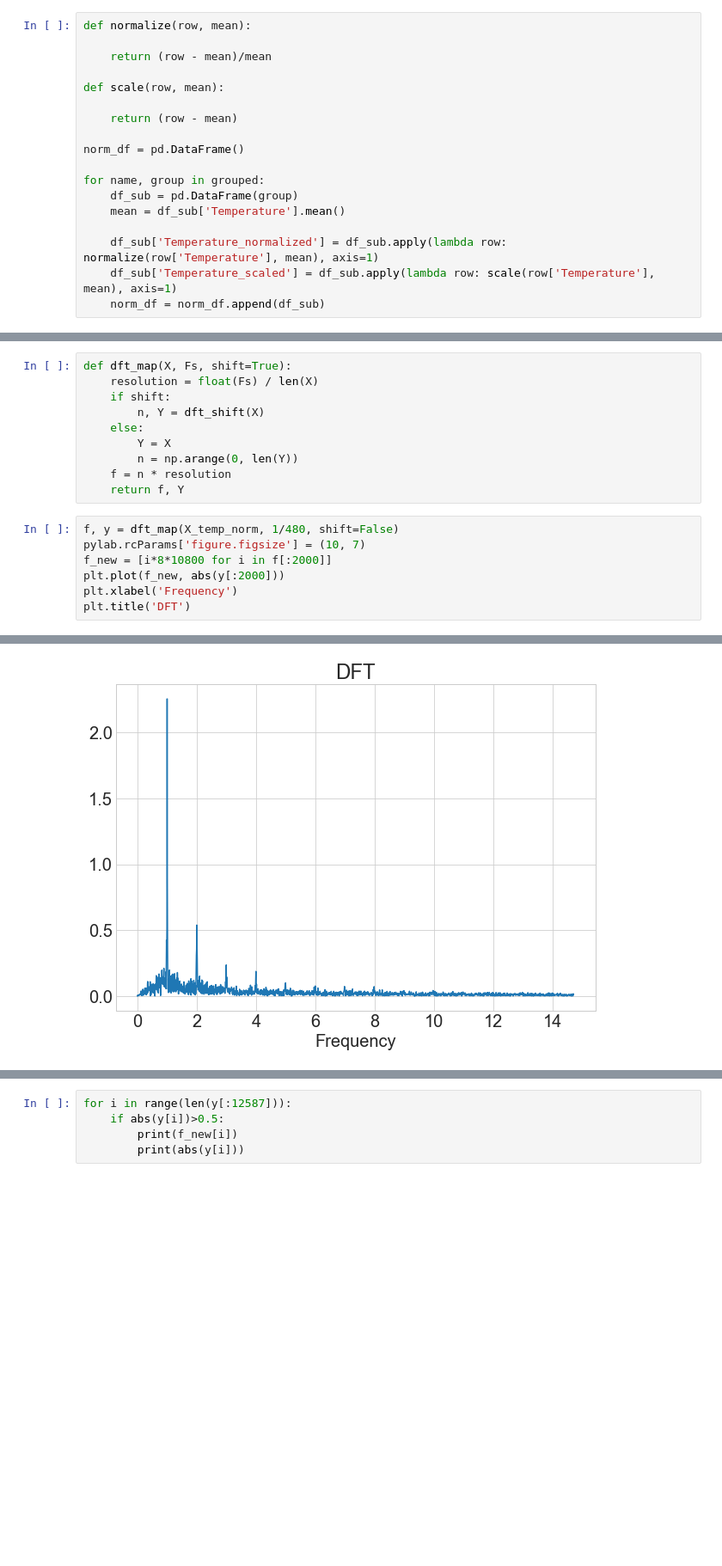
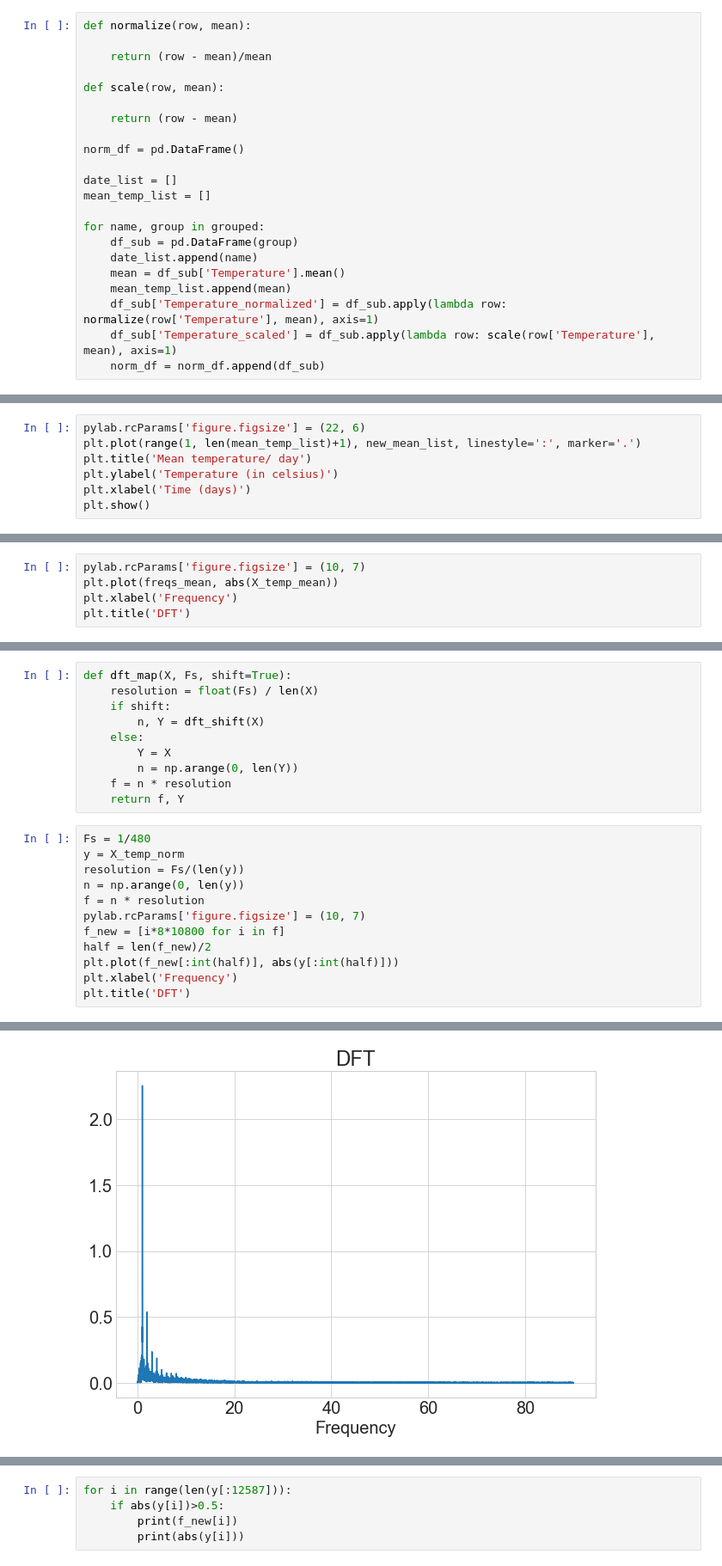
Before and after one commit to palindrome6/modelling_and_simulation, a Jupyter notebook: Signal_analysis.ipynb, the cells around one changed output, grey strips where cells are left out. Shown at 86% size. Saved outputs shown, nothing was run; the diff lists cells and outputs as text; blank space fills up the shorter version.

```diff
--- a/Signal_analysis.ipynb
+++ b/Signal_analysis.ipynb
@@ -55,10 +55,14 @@ def scale(row, mean):
 
 norm_df = pd.DataFrame()
 
+date_list = []
+mean_temp_list = []
+
 for name, group in grouped:
     df_sub = pd.DataFrame(group)
+    date_list.append(name)
     mean = df_sub['Temperature'].mean()
-
+    mean_temp_list.append(mean)
     df_sub['Temperature_normalized'] = df_sub.apply(lambda row: normalize(row['Temperature'], mean), axis=1)
     df_sub['Temperature_scaled'] = df_sub.apply(lambda row: scale(row['Temperature'], mean), axis=1)
     norm_df = norm_df.append(df_sub)
@@ -72,0 +81,7 @@ plt.show()
+# %%
+pylab.rcParams['figure.figsize'] = (22, 6)
+plt.plot(range(1, len(mean_temp_list)+1), new_mean_list, linestyle=':', marker='.')
+plt.title('Mean temperature/ day')
+plt.ylabel('Temperature (in celsius)')
+plt.xlabel('Time (days)')
+plt.show()
@@ -84,3 +103,8 @@ plt.title('DFT')
 # %% [output]
 Text(0.5,1,'DFT')
 [figure]
+# %%
+pylab.rcParams['figure.figsize'] = (10, 7)
+plt.plot(freqs_mean, abs(X_temp_mean))
+plt.xlabel('Frequency')
+plt.title('DFT')
@@ -100,12 +147,17 @@ def dft_map(X, Fs, shift=True):
     f = n * resolution
     return f, Y
 # %%
-f, y = dft_map(X_temp_norm, 1/480, shift=False)
+Fs = 1/480
+y = X_temp_norm
+resolution = Fs/(len(y))
+n = np.arange(0, len(y))
+f = n * resolution
 pylab.rcParams['figure.figsize'] = (10, 7)
-f_new = [i*8*10800 for i in f[:2000]]
-plt.plot(f_new, abs(y[:2000]))
+f_new = [i*8*10800 for i in f]
+half = len(f_new)/2
+plt.plot(f_new[:int(half)], abs(y[:int(half)]))
 plt.xlabel('Frequency')
 plt.title('DFT')
 # %% [output]
 Text(0.5,1,'DFT')
-[figure, old version]
+[figure, new version]
```
Also changed, not shown: parts of 12 cells of this notebook.
